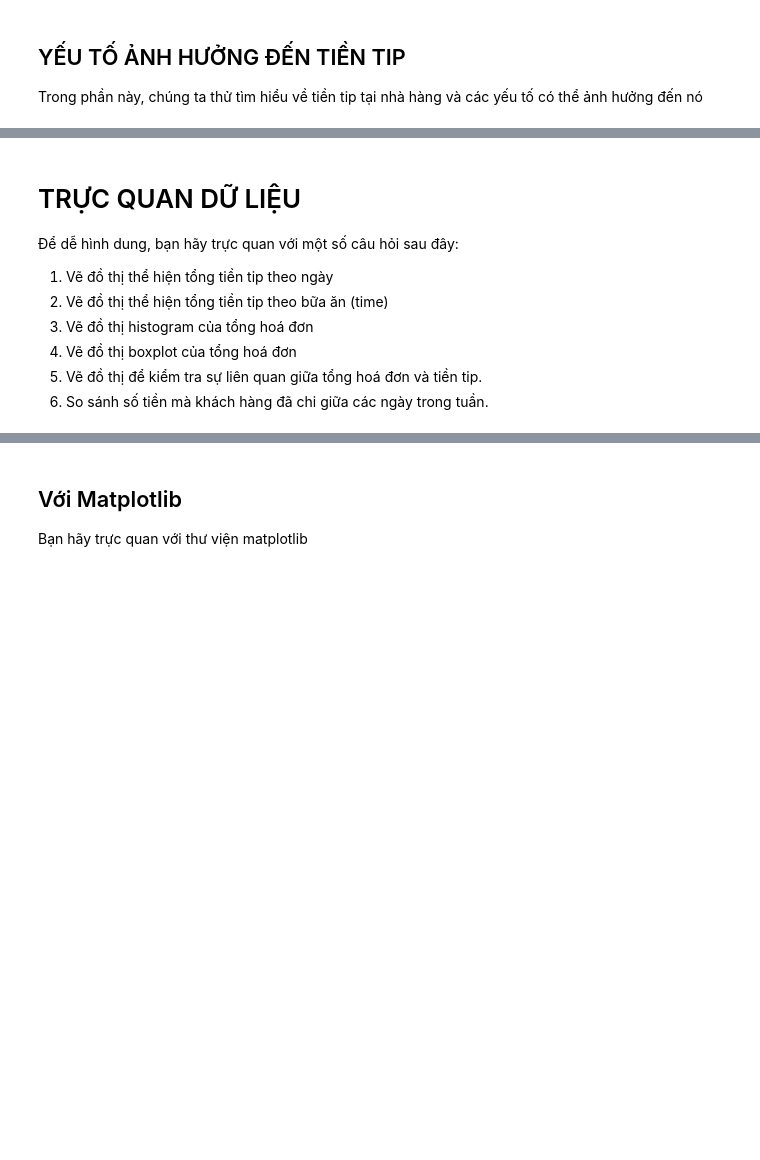
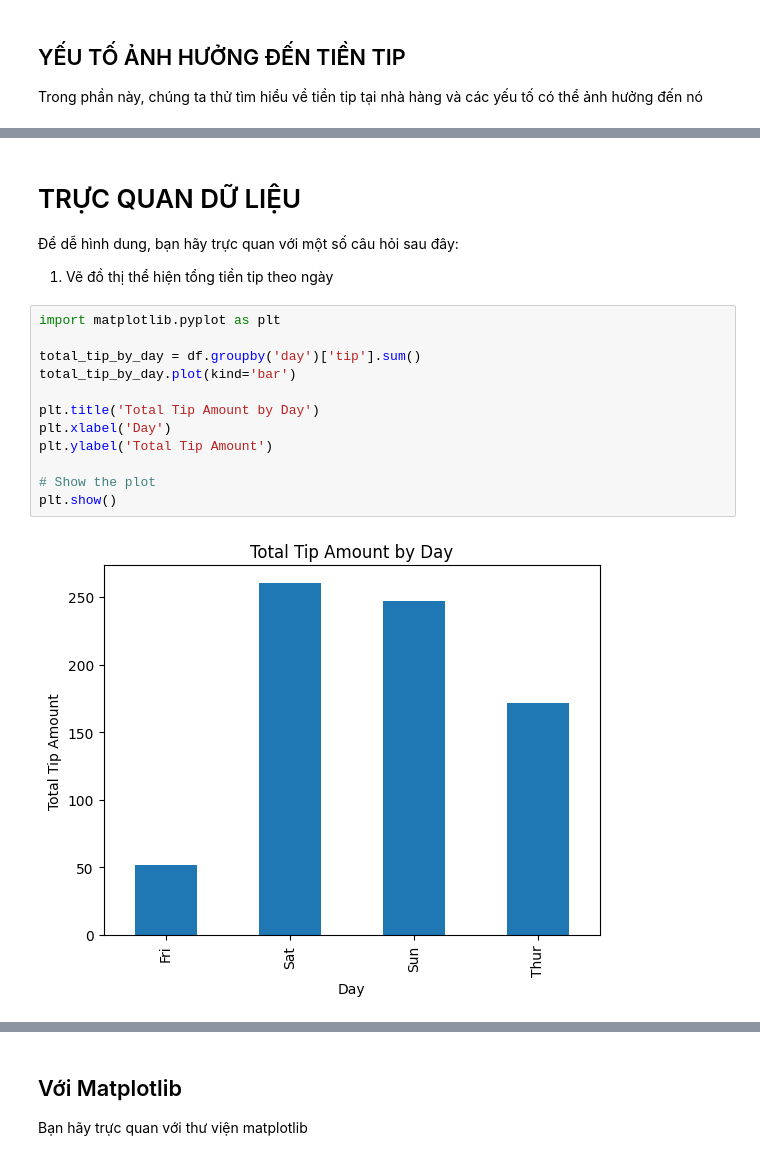
Before and after one commit to iamKhang/semester-6, a Jupyter notebook: ThongKeMayTinh/BaiTap/03_21083791_LeHoangKhang_tips.ipynb, the cells around one changed output, grey strips where cells are left out. Drawn from its saved outputs; the diff is of its cells as text; blank space fills up the shorter version.

```diff
--- a/ThongKeMayTinh/BaiTap/03_21083791_LeHoangKhang_tips.ipynb
+++ b/ThongKeMayTinh/BaiTap/03_21083791_LeHoangKhang_tips.ipynb
@@ -150,8 +224,17 @@ Trong phần này, chúng ta thử tìm hiểu về tiền tip tại nhà hàng
 Để dễ hình dung, bạn hãy trực quan với một số câu hỏi sau đây:
 
 1. Vẽ đồ thị thể hiện tổng tiền tip theo ngày
-2. Vẽ đồ thị thể hiện tổng tiền tip theo bữa ăn (time)
-3. Vẽ đồ thị histogram của tổng hoá đơn
-4. Vẽ đồ thị boxplot của tổng hoá đơn
-5. Vẽ đồ thị để kiểm tra sự liên quan giữa tổng hoá đơn và tiền tip.
-6. So sánh số tiền mà khách hàng đã chi giữa các ngày trong tuần.
+# %%
+import matplotlib.pyplot as plt
+
+total_tip_by_day = df.groupby('day')['tip'].sum()
+total_tip_by_day.plot(kind='bar')
+
+plt.title('Total Tip Amount by Day')
+plt.xlabel('Day')
+plt.ylabel('Total Tip Amount')
+
+# Show the plot
+plt.show()
+# %% [output]
+[figure, added]
```
Also changed, not shown: parts of 21 cells of this notebook.
